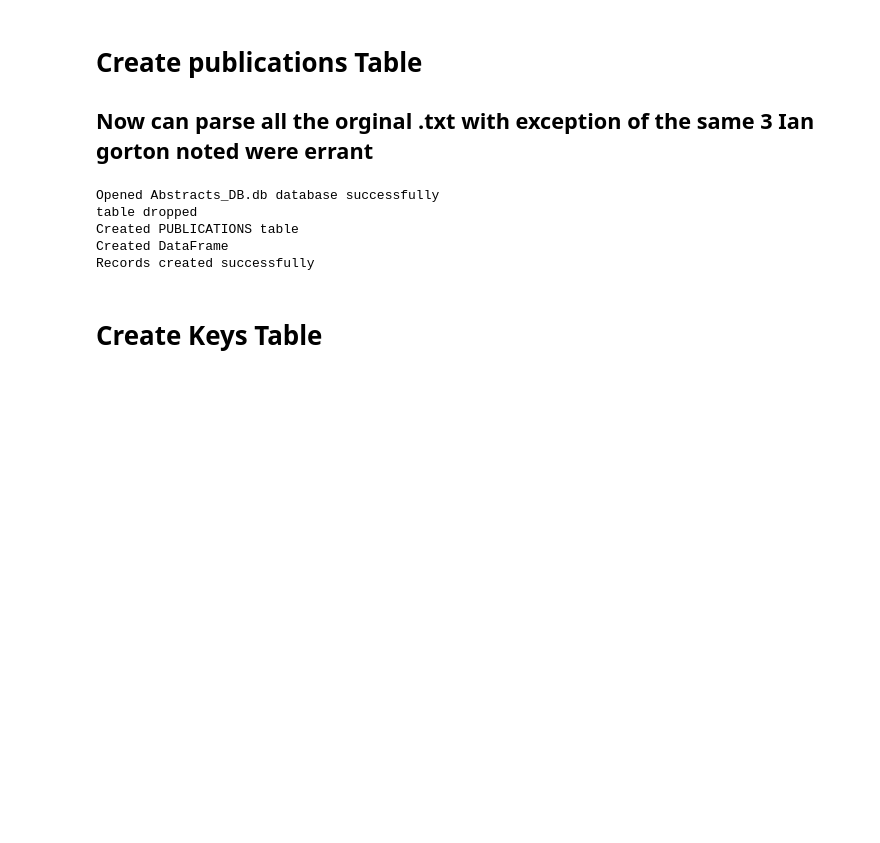
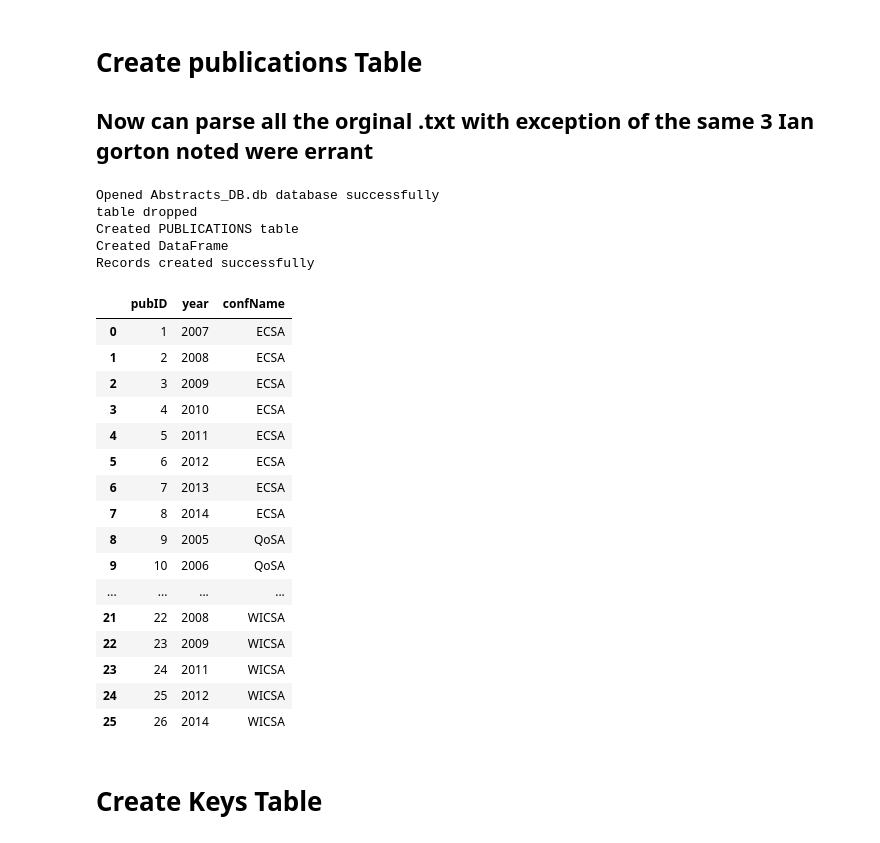
Before and after one commit to noveroa/DataBases, a Jupyter notebook: sqlStart/newSqlNotebooknew_compositesadded.ipynb, the cells around one changed output. Drawn from its saved outputs; the diff is of its cells as text; code cells hidden in the pictures; blank space fills up the shorter version.

```diff
--- a/sqlStart/newSqlNotebooknew_compositesadded.ipynb
+++ b/sqlStart/newSqlNotebooknew_compositesadded.ipynb
@@ -61,7 +66,25 @@ Created DataFrame
 Records created successfully
 # %%
 pubDF
-pubDF.to_csv('Tables_v1/publications.csv', sheet_name = 'publications')
+#pubDF.to_csv('Tables_v1/publications.csv', sheet_name = 'publications')
+# %% [output]
+|  | pubID | year | confName |
+| 0 | 1 | 2007 | ECSA |
+| 1 | 2 | 2008 | ECSA |
+| 2 | 3 | 2009 | ECSA |
+| 3 | 4 | 2010 | ECSA |
+| 4 | 5 | 2011 | ECSA |
+| 5 | 6 | 2012 | ECSA |
+| 6 | 7 | 2013 | ECSA |
+| 7 | 8 | 2014 | ECSA |
+| 8 | 9 | 2005 | QoSA |
+| 9 | 10 | 2006 | QoSA |
+| ... | ... | ... | ... |
+| 21 | 22 | 2008 | WICSA |
+| 22 | 23 | 2009 | WICSA |
+| 23 | 24 | 2011 | WICSA |
+| 24 | 25 | 2012 | WICSA |
+| 25 | 26 | 2014 | WICSA |
 # %% [markdown]
 # Create Keys Table
 # %% [markdown]
```
Also changed, not shown: parts of 23 cells of this notebook, 17 other files.
